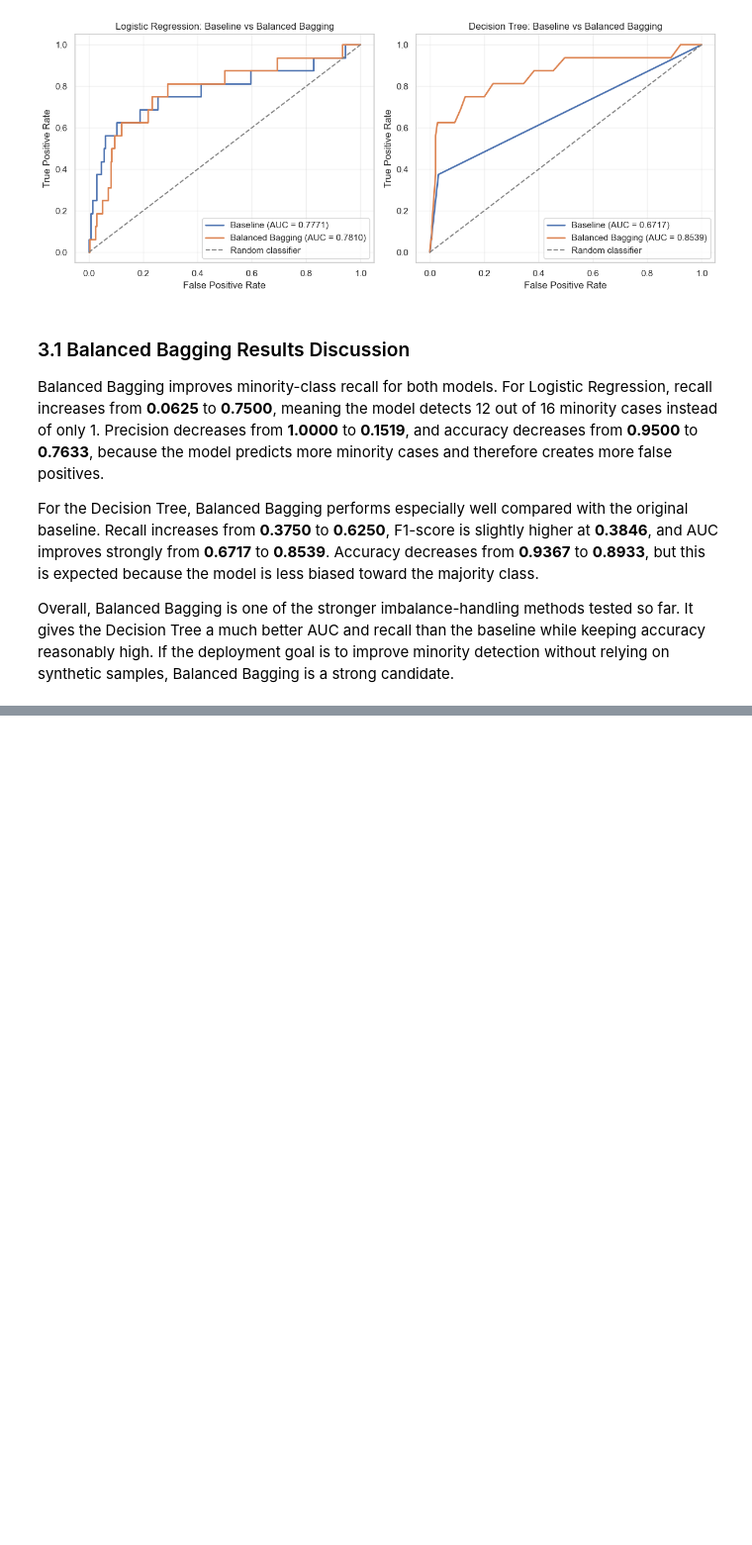
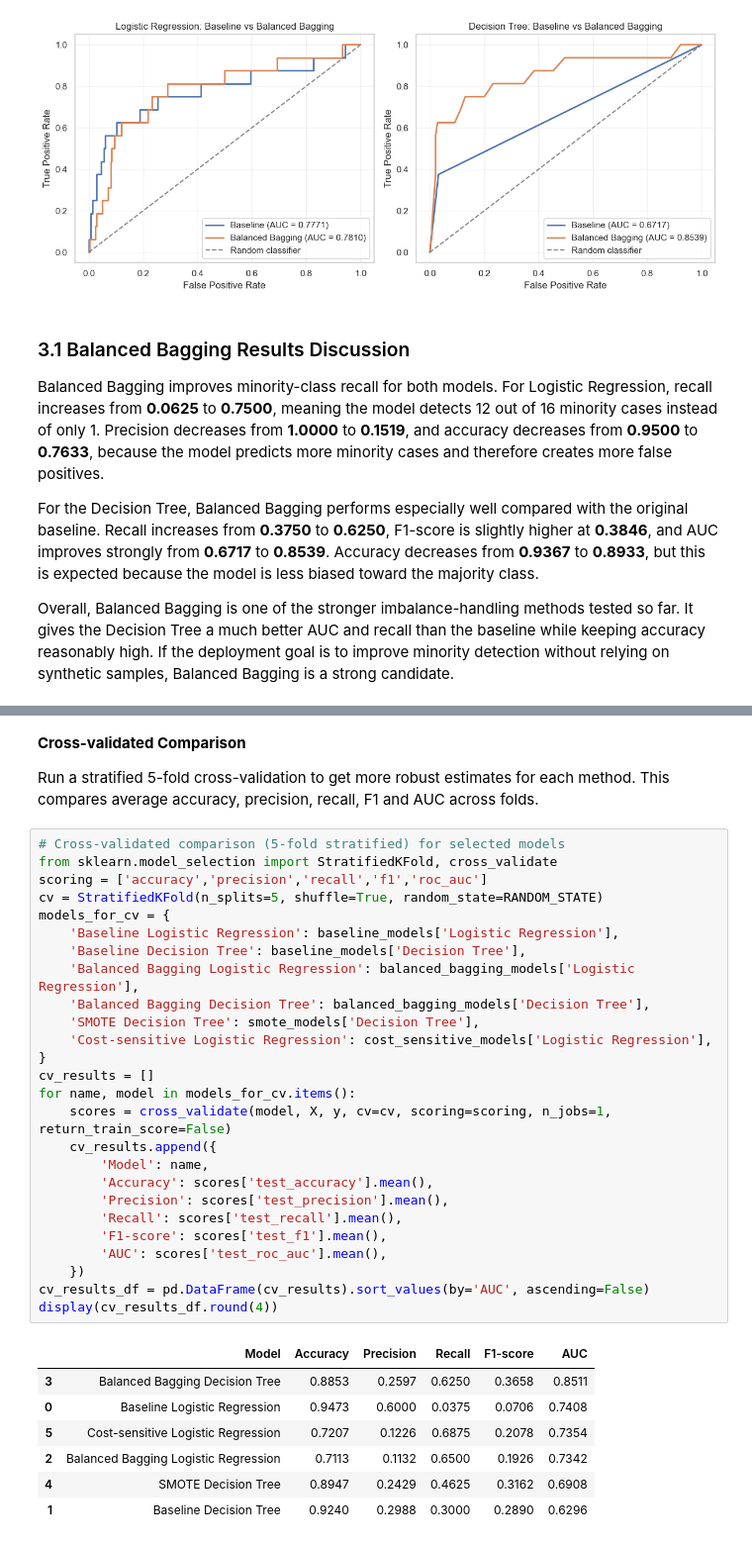
Before and after one commit to muzaffarizamuddin/machine_learning_assg_2, a Jupyter notebook: main.ipynb, the cells around one changed output, grey strips where cells are left out. Shown at 99% size. Cells and saved outputs as stored; diff of their text form; blank space fills up the shorter version.

```diff
--- a/main.ipynb
+++ b/main.ipynb
@@ -666,0 +688,38 @@ Overall, Balanced Bagging is one of the stronger imbalance-handling methods test
+# %% [markdown]
+**Cross-validated Comparison**
+
+Run a stratified 5-fold cross-validation to get more robust estimates for each method. This compares average accuracy, precision, recall, F1 and AUC across folds.
+# %%
+# Cross-validated comparison (5-fold stratified) for selected models
+from sklearn.model_selection import StratifiedKFold, cross_validate
+scoring = ['accuracy','precision','recall','f1','roc_auc']
+cv = StratifiedKFold(n_splits=5, shuffle=True, random_state=RANDOM_STATE)
+models_for_cv = {
+    'Baseline Logistic Regression': baseline_models['Logistic Regression'],
+    'Baseline Decision Tree': baseline_models['Decision Tree'],
+    'Balanced Bagging Logistic Regression': balanced_bagging_models['Logistic Regression'],
+    'Balanced Bagging Decision Tree': balanced_bagging_models['Decision Tree'],
+    'SMOTE Decision Tree': smote_models['Decision Tree'],
+    'Cost-sensitive Logistic Regression': cost_sensitive_models['Logistic Regression'],
+}
+cv_results = []
+for name, model in models_for_cv.items():
+    scores = cross_validate(model, X, y, cv=cv, scoring=scoring, n_jobs=1, return_train_score=False)
+    cv_results.append({
+        'Model': name,
+        'Accuracy': scores['test_accuracy'].mean(),
+        'Precision': scores['test_precision'].mean(),
+        'Recall': scores['test_recall'].mean(),
+        'F1-score': scores['test_f1'].mean(),
+        'AUC': scores['test_roc_auc'].mean(),
+    })
+cv_results_df = pd.DataFrame(cv_results).sort_values(by='AUC', ascending=False)
+display(cv_results_df.round(4))
+# %% [output]
+|  | Model | Accuracy | Precision | Recall | F1-score | AUC |
+| 3 | Balanced Bagging Decision Tree | 0.8853 | 0.2597 | 0.6250 | 0.3658 | 0.8511 |
+| 0 | Baseline Logistic Regression | 0.9473 | 0.6000 | 0.0375 | 0.0706 | 0.7408 |
+| 5 | Cost-sensitive Logistic Regression | 0.7207 | 0.1226 | 0.6875 | 0.2078 | 0.7354 |
+| 2 | Balanced Bagging Logistic Regression | 0.7113 | 0.1132 | 0.6500 | 0.1926 | 0.7342 |
+| 4 | SMOTE Decision Tree | 0.8947 | 0.2429 | 0.4625 | 0.3162 | 0.6908 |
+| 1 | Baseline Decision Tree | 0.9240 | 0.2988 | 0.3000 | 0.2890 | 0.6296 |
```
Also changed, not shown: parts of 6 cells of this notebook, 1 other file.
